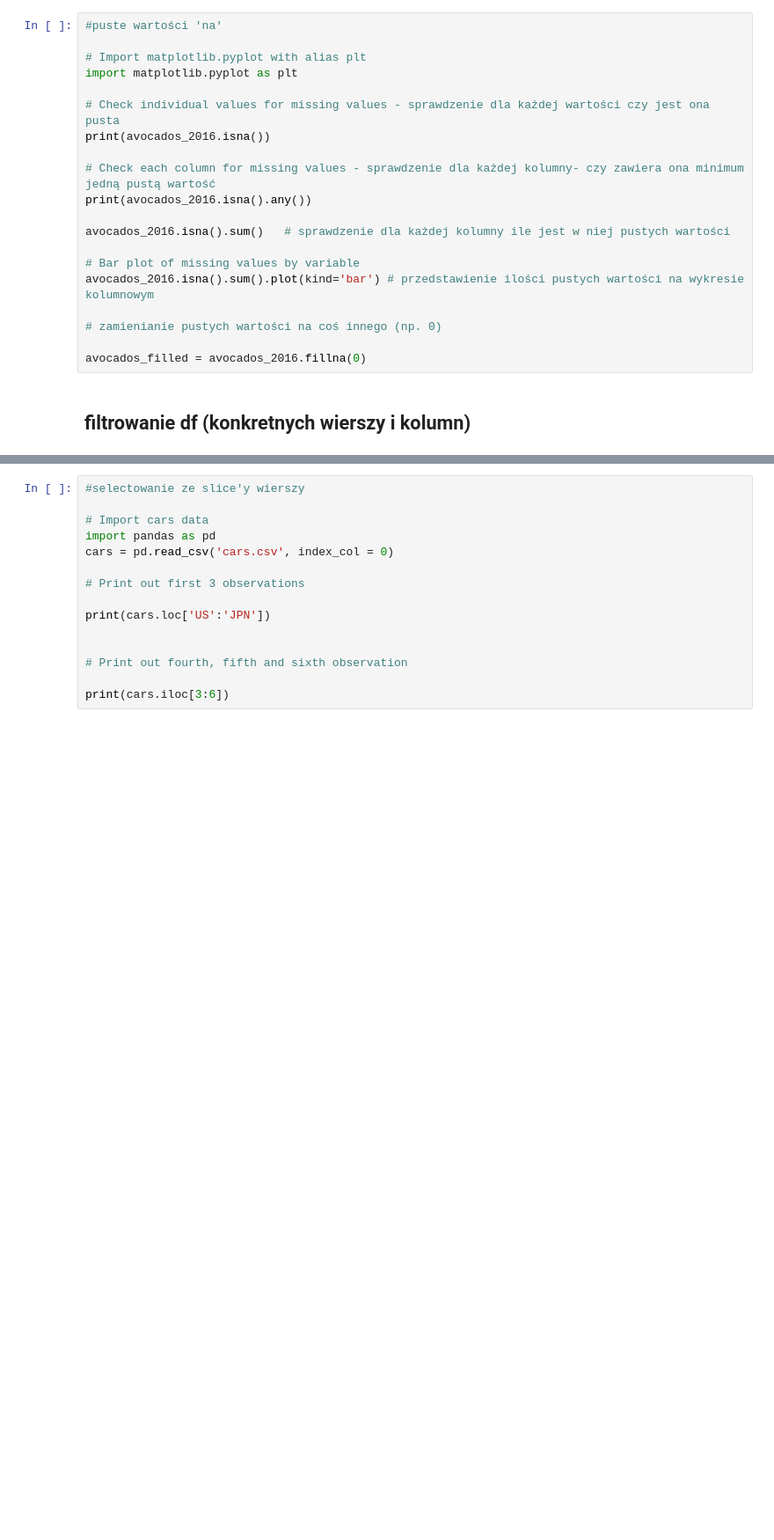
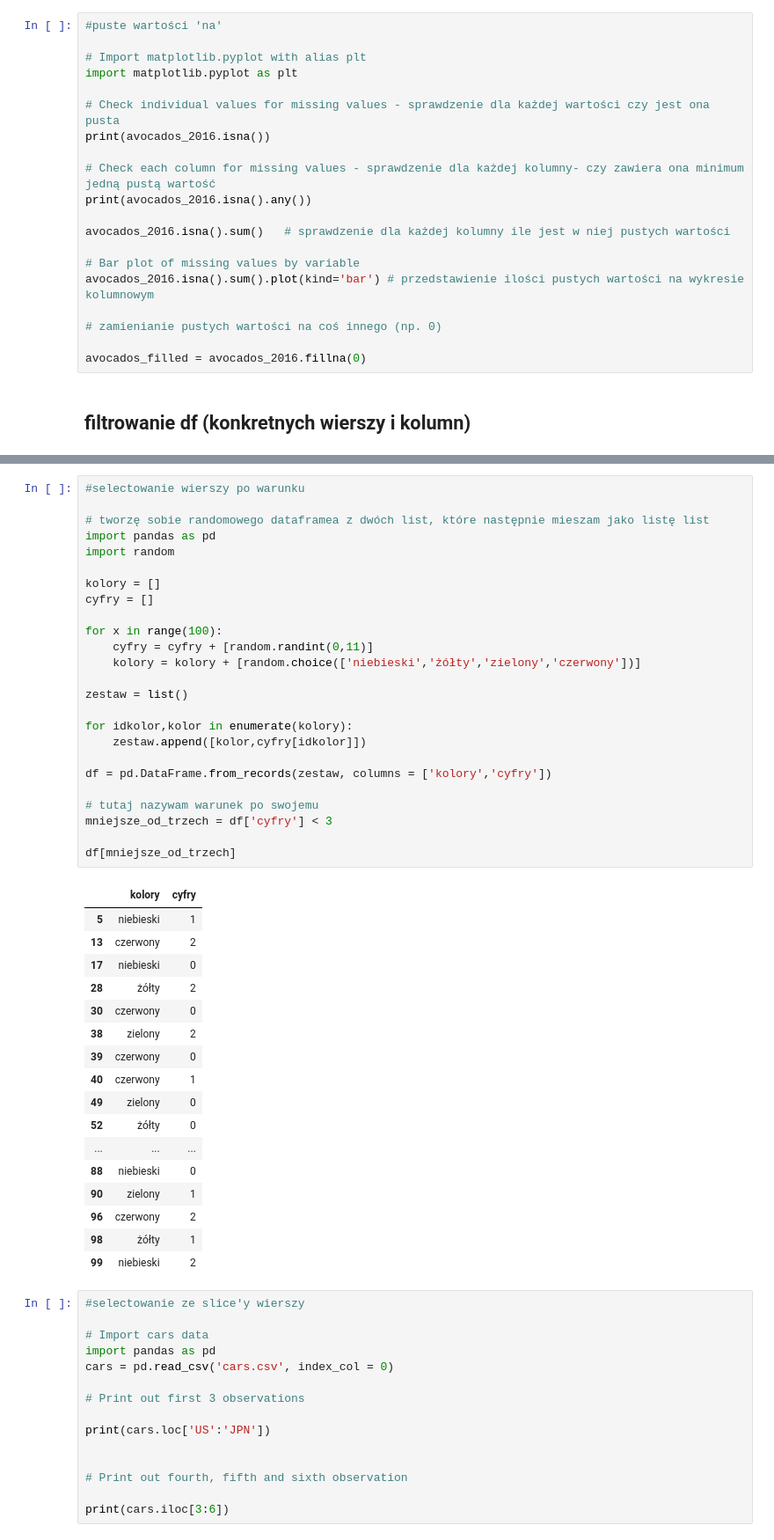
Before and after one commit to KacperStypaniak/my_note, a Jupyter notebook: DataFrames_.ipynb, the cells around one changed output, grey strips where cells are left out. Shown at 88% size. Drawn from its saved outputs; the diff is of its cells as text; blank space fills up the shorter version.

```diff
--- a/DataFrames_.ipynb
+++ b/DataFrames_.ipynb
@@ -158,6 +159,49 @@ print(cars[['country']]) - tak selektuję jako DF
 # Print out DataFrame with country and drives_right columns
 
 print(cars[['country','drives_right']])
+# %%
+#selectowanie wierszy po warunku
+
+# tworzę sobie randomowego dataframea z dwóch list, które następnie mieszam jako listę list
+import pandas as pd
+import random
+
+kolory = []
+cyfry = []
+
+for x in range(100):
+    cyfry = cyfry + [random.randint(0,11)]
+    kolory = kolory + [random.choice(['niebieski','żółty','zielony','czerwony'])]
+
+zestaw = list()
+
+for idkolor,kolor in enumerate(kolory):
+    zestaw.append([kolor,cyfry[idkolor]])
+
+df = pd.DataFrame.from_records(zestaw, columns = ['kolory','cyfry'])
+
+# tutaj nazywam warunek po swojemu
+mniejsze_od_trzech = df['cyfry'] < 3
+
+df[mniejsze_od_trzech]
+# %% [output]
+|  | kolory | cyfry |
+| 5 | niebieski | 1 |
+| 13 | czerwony | 2 |
+| 17 | niebieski | 0 |
+| 28 | żółty | 2 |
+| 30 | czerwony | 0 |
+| 38 | zielony | 2 |
+| 39 | czerwony | 0 |
+| 40 | czerwony | 1 |
+| 49 | zielony | 0 |
+| 52 | żółty | 0 |
+| ... | ... | ... |
+| 88 | niebieski | 0 |
+| 90 | zielony | 1 |
+| 96 | czerwony | 2 |
+| 98 | żółty | 1 |
+| 99 | niebieski | 2 |
 # %%
 #selectowanie ze slice'y wierszy
 
```
Also changed, not shown: parts of 1 cell of this notebook.
